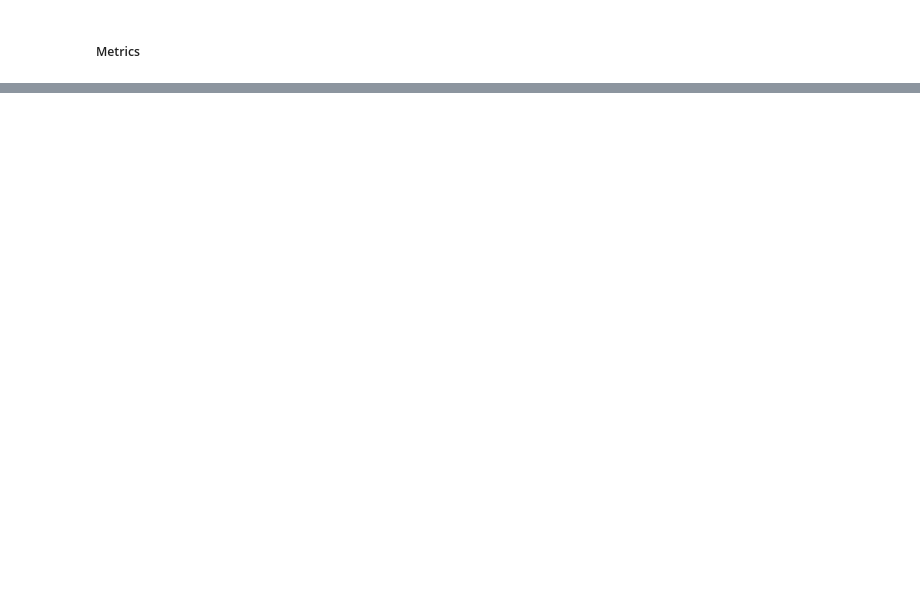
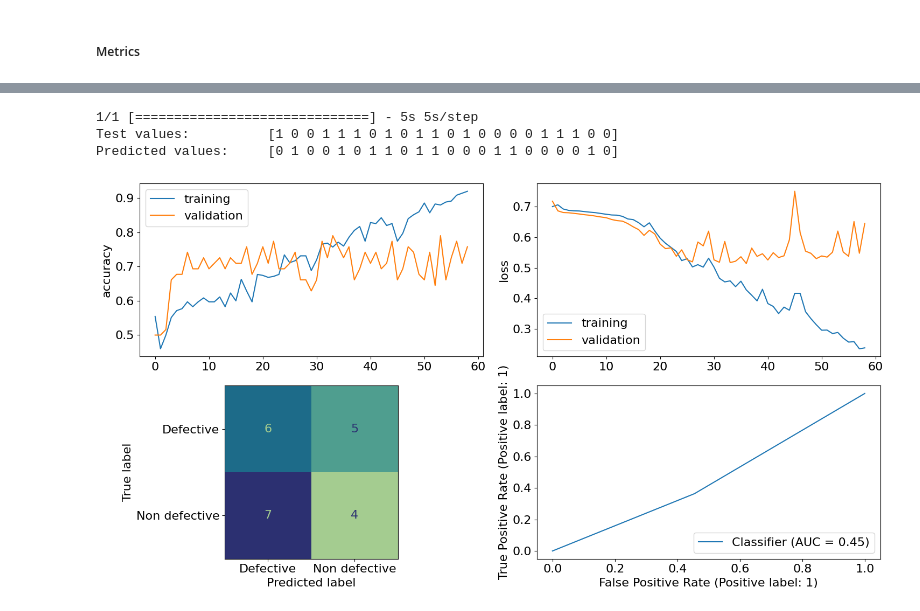
Before and after one commit to demustamas/Mathemathical-Modeling-Practice, a Jupyter notebook: classification_model_ResNet50_pretrained.ipynb, the cells around one changed output, grey strips where cells are left out. Drawn from its saved outputs; the diff is of its cells as text; code cells hidden in the pictures; blank space fills up the shorter version.

```diff
--- a/classification_model_ResNet50_pretrained.ipynb
+++ b/classification_model_ResNet50_pretrained.ipynb
@@ -247,0 +328,2 @@ CNN.show_metrics(save_folder=images.plot_folder)
+# %%
+CNN.train_net()
@@ -247,0 +354,10 @@ CNN.show_metrics(save_folder=images.plot_folder)
+# %%
+CNN.predict_test()
+# %% [output]
+1/1 [==============================] - 5s 5s/step
+Test values:          [1 0 0 1 1 1 0 1 0 1 1 0 1 0 0 0 0 1 1 1 0 0]
+Predicted values:     [0 1 0 0 1 0 1 1 0 1 1 0 0 0 1 1 0 0 0 0 1 0]
+# %%
+CNN.show_metrics(save_folder=images.plot_folder)
+# %% [output]
+[figure, added]
```
Also changed, not shown: parts of 8 cells of this notebook, 8 other files.
